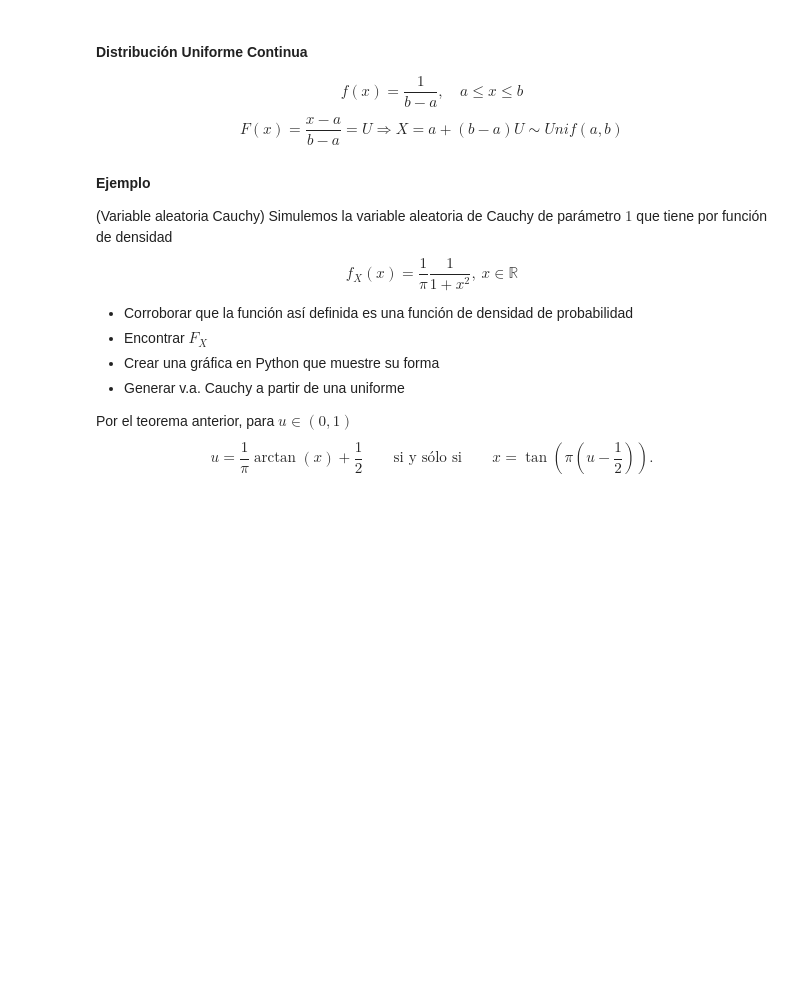
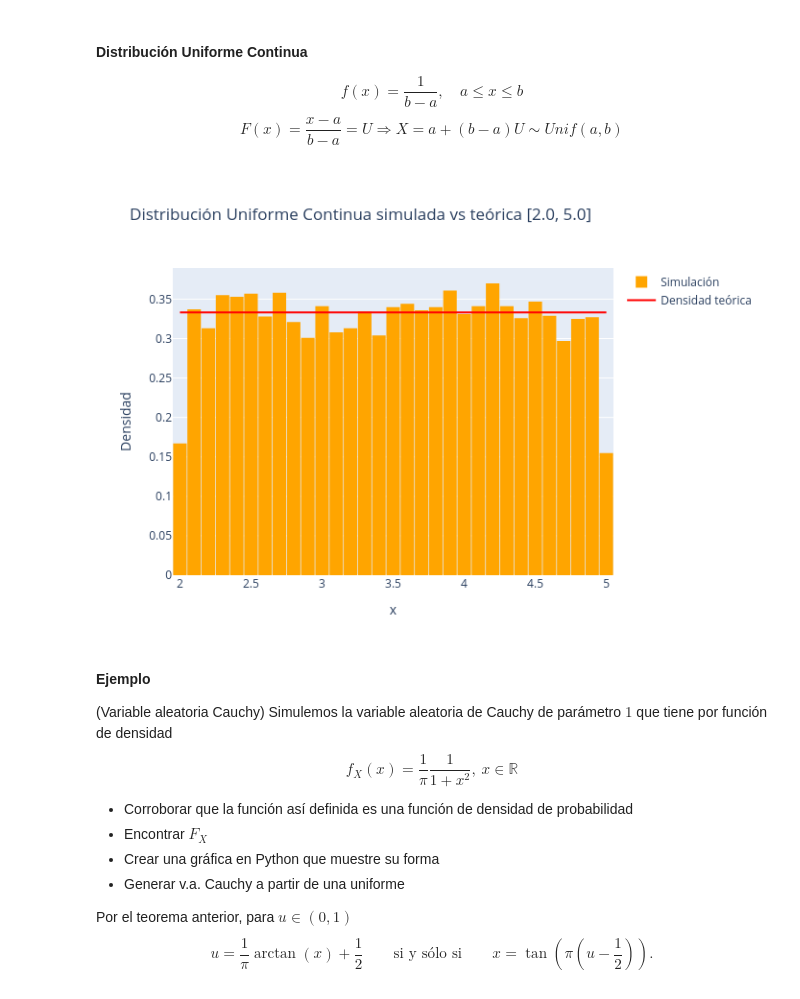
Before and after one commit to HarVazCo/Diplomado_TEyMD, a Jupyter notebook: Modulo2/Proyecto_final/Variables_aleatorias.ipynb, the cells around one changed output. Drawn from its saved outputs; the diff is of its cells as text; code cells hidden in the pictures; blank space fills up the shorter version.

```diff
--- a/Modulo2/Proyecto_final/Variables_aleatorias.ipynb
+++ b/Modulo2/Proyecto_final/Variables_aleatorias.ipynb
@@ -1134,27 +1148,32 @@ y_vals = np.ones_like(x_vals) / (b-a) # Densidad
 # %%
 # Gráfico
 fig = go.Figure()
 fig.add_trace(go.Histogram(
     x=uniforme_continua,
     nbinsx=40,
     histnorm='probability density',
     marker_color='orange',
     name='Simulación'
 ))
 fig.add_trace(go.Scatter(
     x=x_vals,
     y=y_vals,
     mode='lines',
     name='Densidad teórica',
     line=dict(color='red')
 ))
 fig.update_layout(
     title=f'Distribución Uniforme Continua simulada vs teórica [{a:.1f}, {b:.1f}]',
     xaxis_title='x',
     yaxis_title='Densidad',
     bargap=0.05
 )
 fig.show()
+
+# estático (PNG dentro del notebook, visible en GitHub)
+Image(fig.to_image(format="png"))
+# %% [output]
+[figure, added]
 # %% [markdown]
 **Ejemplo**
 
```
Also changed, not shown: parts of 8 cells of this notebook, 5 other files.
